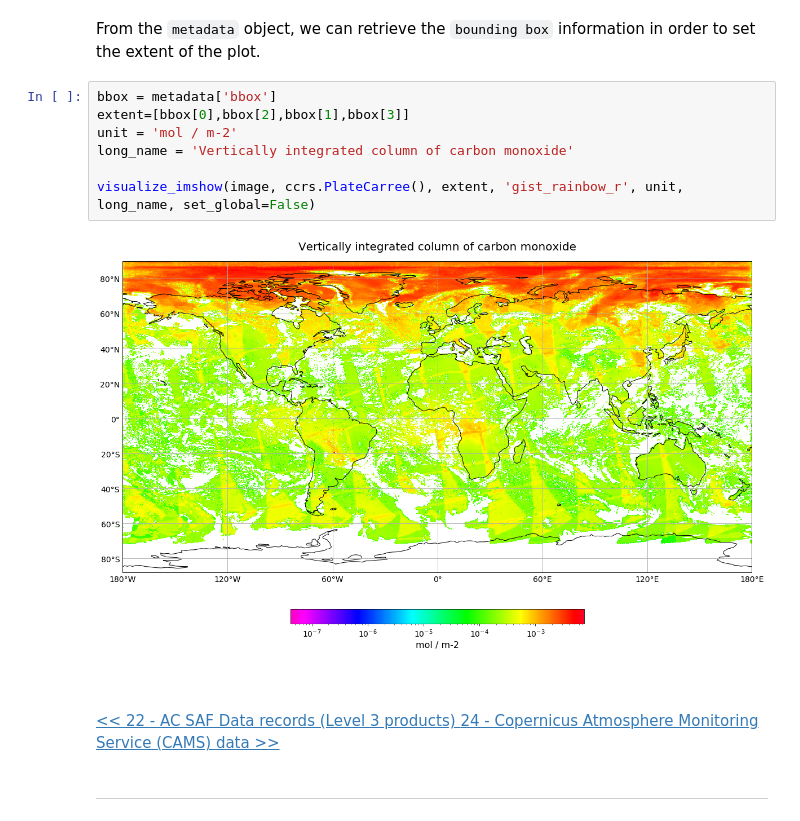
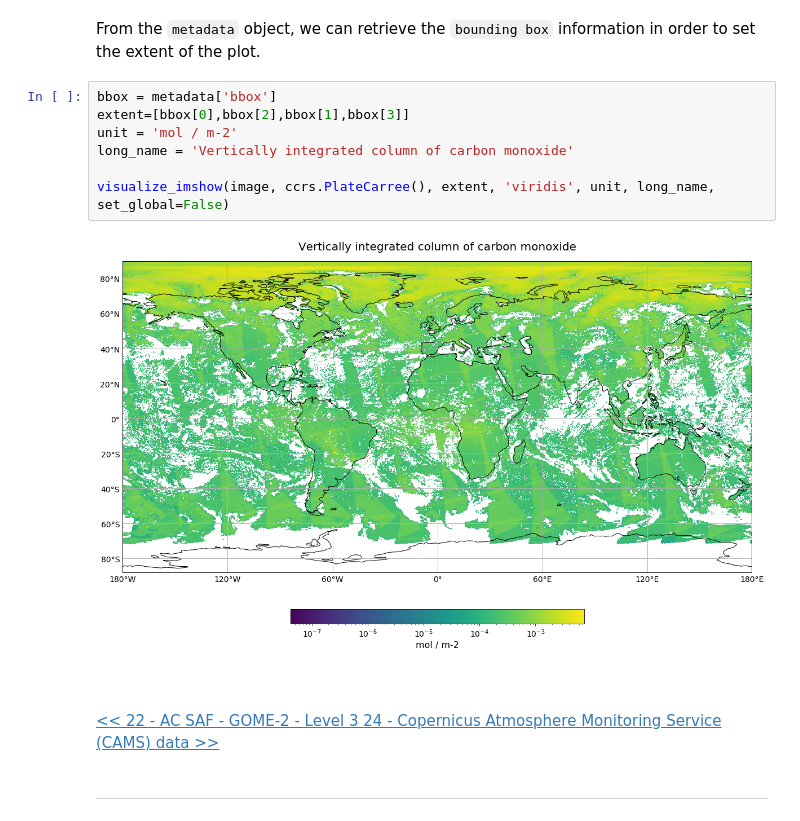
Before and after one commit to federicofierli1/LTPy_Notebooks_satellite_copernicus, a Jupyter notebook: 23_ltpy_v01_Sentinel5p_L2_data.ipynb, the cells around one changed output. Drawn from its saved outputs; the diff is of its cells as text.

```diff
--- a/23_ltpy_v01_Sentinel5p_L2_data.ipynb
+++ b/23_ltpy_v01_Sentinel5p_L2_data.ipynb
@@ -324,16 +326,16 @@ From the `metadata` object, we can retrieve the `bounding box` information in or
 # %%
 bbox = metadata['bbox']
 extent=[bbox[0],bbox[2],bbox[1],bbox[3]]
 unit = 'mol / m-2'
 long_name = 'Vertically integrated column of carbon monoxide'
 
-visualize_imshow(image, ccrs.PlateCarree(), extent, 'gist_rainbow_r', unit, long_name, set_global=False)
+visualize_imshow(image, ccrs.PlateCarree(), extent, 'viridis', unit, long_name, set_global=False)
 # %% [output]
-[figure, old version]
+[figure, new version]
 # %% [markdown]
 <br>
 # %% [markdown]
-<a href="./22_ltpy_v01_AC_SAF_L3_data_products.ipynb"><< 22 - AC SAF Data records (Level 3 products) </a><span style="float:right;"><a href="./24_ltpy_v01_CAMS_data.ipynb">24 - Copernicus Atmosphere Monitoring Service (CAMS) data >></a></span>
+<a href="./22_ltpy_v01_AC_SAF_GOME-2_L3.ipynb"><< 22 - AC SAF - GOME-2 - Level 3 </a><span style="float:right;"><a href="./24_ltpy_v01_CAMS_data.ipynb">24 - Copernicus Atmosphere Monitoring Service (CAMS) data >></a></span>
 # %% [markdown]
 <hr>
 # %% [markdown]
```
Also changed, not shown: parts of 17 cells of this notebook, 17 other files.
